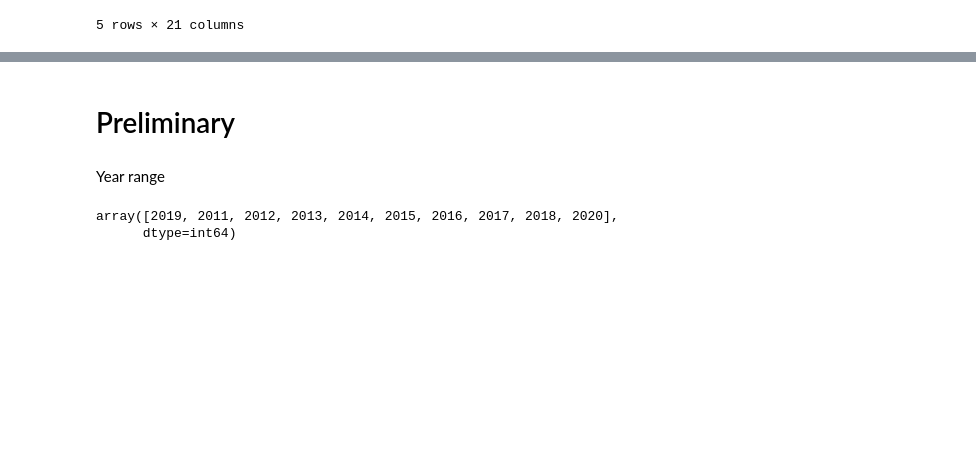
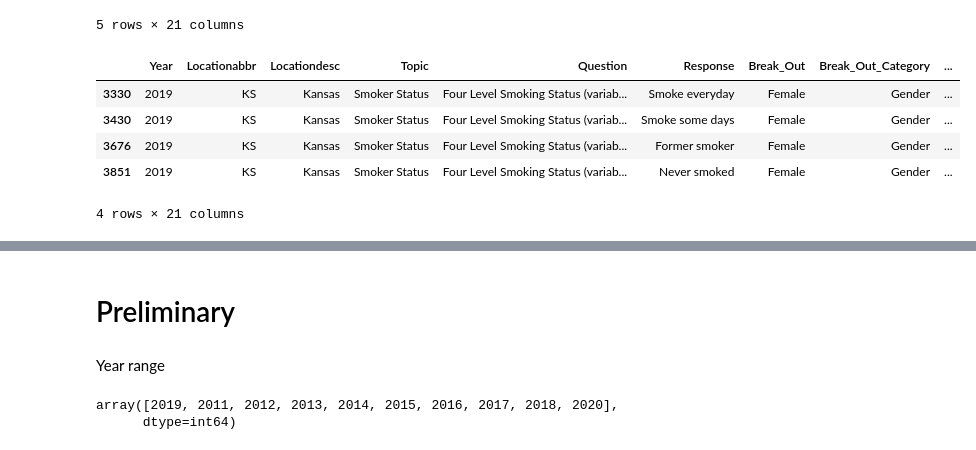
Before and after one commit to Cambn/Data-Open-2021-Central, a Jupyter notebook: us_tb_use_eda.ipynb, the cells around one changed output, grey strips where cells are left out. Saved outputs shown, nothing was run; the diff lists cells and outputs as text; code cells hidden in the pictures; blank space fills up the shorter version.

```diff
--- a/us_tb_use_eda.ipynb
+++ b/us_tb_use_eda.ipynb
@@ -24,3 +24,12 @@ tb_use.head()
 | 3 | 2019 | KS | Kansas | Smoker Status | Four Level Smoking Status (variab... | Never smoked | Black, non-Hispanic | Race/Ethnicity | ... |
 | 4 | 2019 | AL | Alabama | Current Smoker Status | Adults who are current smokers (v... | Yes | 35-44 | Age Group | ... |
 5 rows × 21 columns
+# %%
+tb_use.loc[(tb_use['Locationabbr']=='KS') & (tb_use['Year'] == 2019) & (tb_use['Break_Out'] == 'Female') & (tb_use['QuestionID'] == '_SMOKER3')]
+# %% [output]
+|  | Year | Locationabbr | Locationdesc | Topic | Question | Response | Break_Out | Break_Out_Category | ... |
+| 3330 | 2019 | KS | Kansas | Smoker Status | Four Level Smoking Status (variab... | Smoke everyday | Female | Gender | ... |
+| 3430 | 2019 | KS | Kansas | Smoker Status | Four Level Smoking Status (variab... | Smoke some days | Female | Gender | ... |
+| 3676 | 2019 | KS | Kansas | Smoker Status | Four Level Smoking Status (variab... | Former smoker | Female | Gender | ... |
+| 3851 | 2019 | KS | Kansas | Smoker Status | Four Level Smoking Status (variab... | Never smoked | Female | Gender | ... |
+4 rows × 21 columns
```
Also changed, not shown: parts of 13 cells of this notebook, 1 other file.
